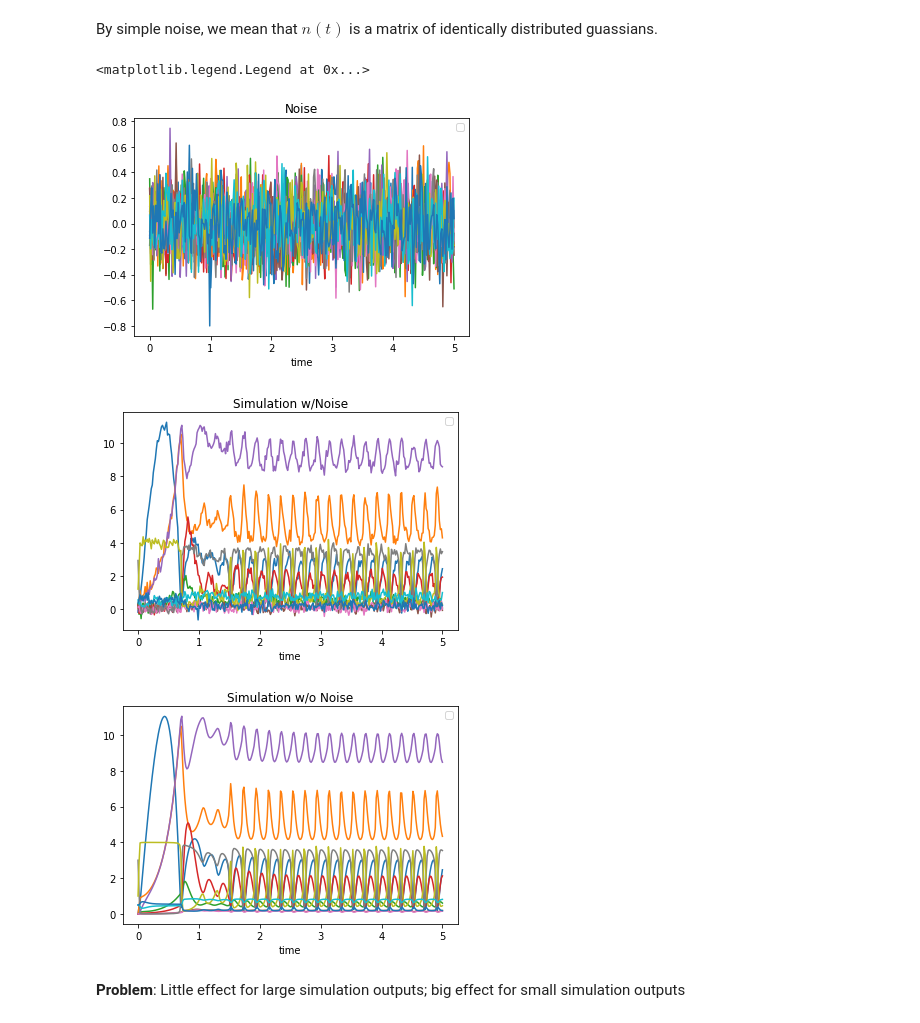
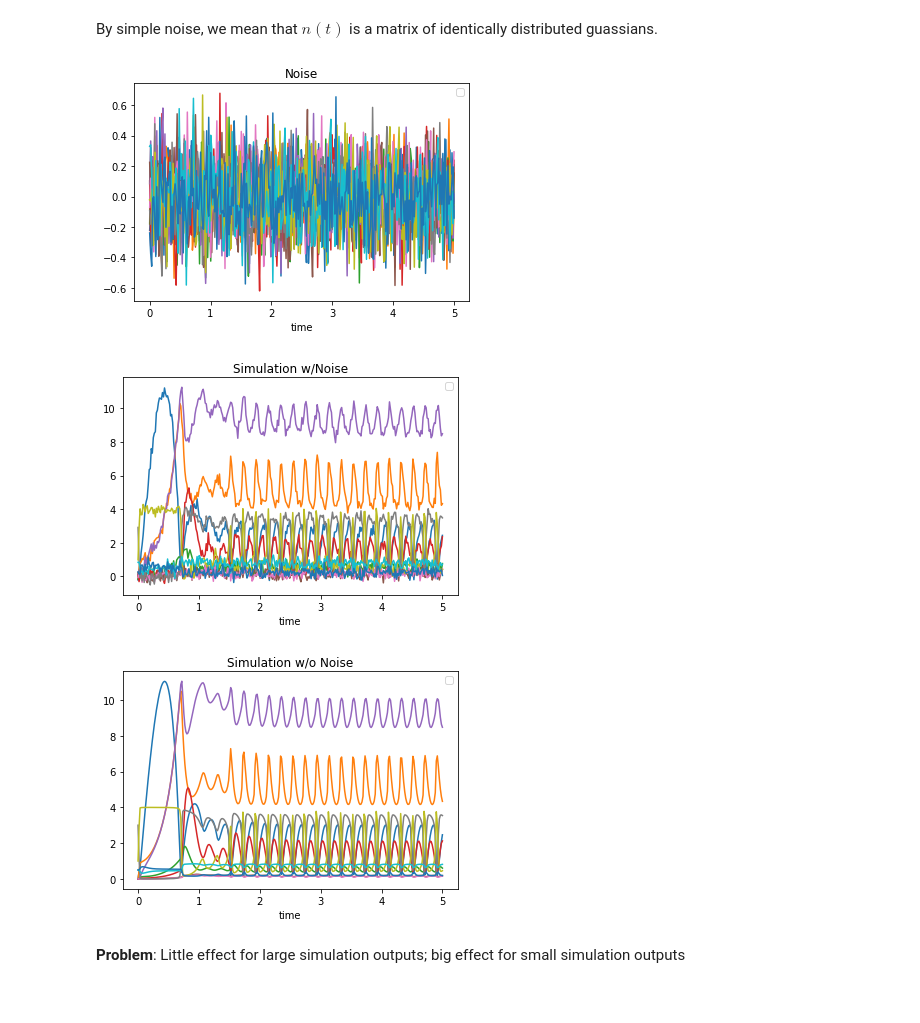
Before and after one commit to ModelEngineering/BIOEN-437, a Jupyter notebook: Lectures/Parameter-Estimation/Parameter-Fitting-Part-3-Creating-Synthetic-Data.ipynb, the cells around one changed output. Saved outputs shown, nothing was run; the diff lists cells and outputs as text; code cells hidden in the pictures.

```diff
--- a/Lectures/Parameter-Estimation/Parameter-Fitting-Part-3-Creating-Synthetic-Data.ipynb
+++ b/Lectures/Parameter-Estimation/Parameter-Fitting-Part-3-Creating-Synthetic-Data.ipynb
@@ -115,20 +115,19 @@ By simple noise, we mean that $n(t)$ is a matrix of identically distributed guas
 # %%
 # Construct a mean weighted noise
 noise_df = WOLF_DF.copy()  # Use WOLF_DF as a template
 for column in noise_df.columns:
     noise_df[column] = np.random.normal(0, 0.2, len(WOLF_DF))
 observed_df = WOLF_DF + noise_df
 #
 noise_df.plot(title="Noise")
 plt.legend([])
 observed_df.plot(title="Simulation w/Noise")
 _ = plt.legend([])
 WOLF_DF.plot(title="Simulation w/o Noise")
-plt.legend([])
+_ = plt.legend([])
 # %% [output]
-<matplotlib.legend.Legend at 0x...>
-[figure, old version]
+[figure, new version]
-[figure, old version]
+[figure, new version]
 [figure]
 # %% [markdown]
 **Problem**: Little effect for large simulation outputs; big effect for small simulation outputs
```
Also changed, not shown: parts of 5 cells of this notebook, 2 other files.
